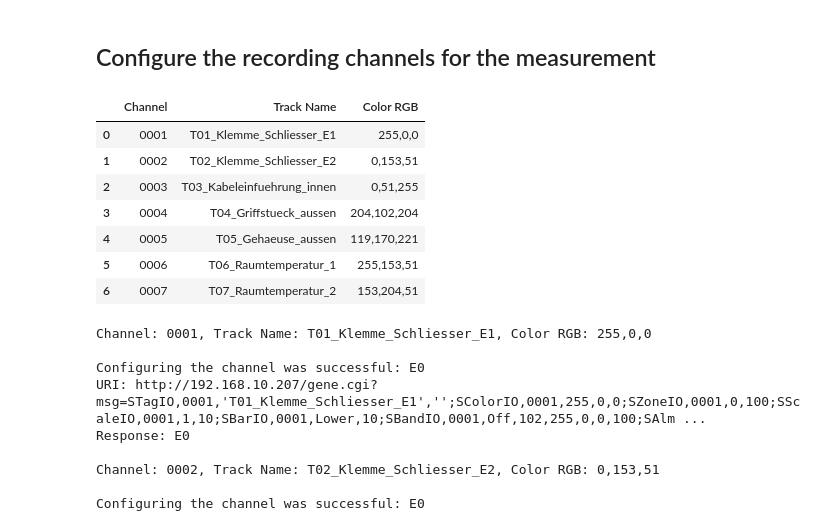
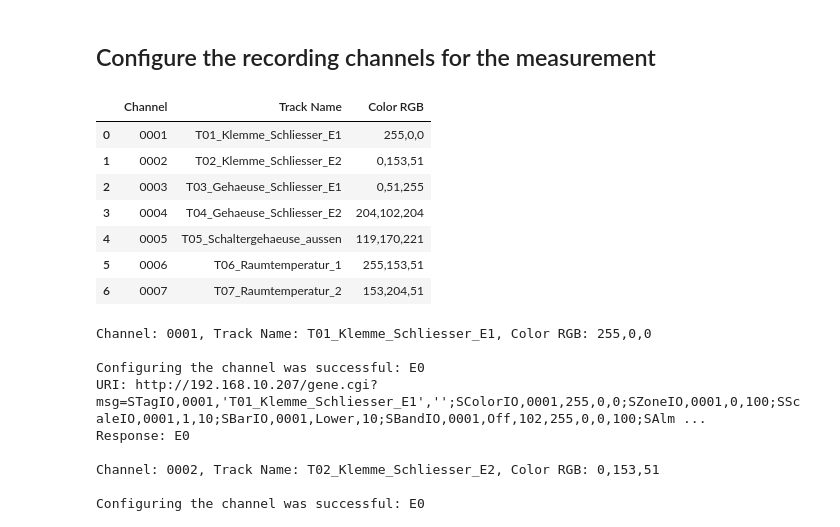
Before and after one commit to urmel79/Jupyter_PyVisa_Lab, a Jupyter notebook: Yokogawa_GP10_notebook.ipynb, the cells around one changed output. Cells and saved outputs as stored; diff of their text form; code cells hidden in the pictures.

```diff
--- a/Yokogawa_GP10_notebook.ipynb
+++ b/Yokogawa_GP10_notebook.ipynb
@@ -196,24 +196,24 @@ def config_meas_rec_channel(str_ip, str_channel, str_name, str_color):
 # %%
 # Dataframe with the config values for the measuring channels
 df_meas_rec_channels = pd.DataFrame(columns=['Channel', 'Track Name', 'Color RGB'],
                                     data=[['0001', 'T01_Klemme_Schliesser_E1', '255,0,0'],
                                           ['0002', 'T02_Klemme_Schliesser_E2', '0,153,51'],
-                                          ['0003', 'T03_Kabeleinfuehrung_innen', '0,51,255'],
-                                          ['0004', 'T04_Griffstueck_aussen', '204,102,204'],
-                                          ['0005', 'T05_Gehaeuse_aussen', '119,170,221'],
+                                          ['0003', 'T03_Gehaeuse_Schliesser_E1', '0,51,255'],
+                                          ['0004', 'T04_Gehaeuse_Schliesser_E2', '204,102,204'],
+                                          ['0005', 'T05_Schaltergehaeuse_aussen', '119,170,221'],
                                           ['0006', 'T06_Raumtemperatur_1', '255,153,51'],
                                           ['0007', 'T07_Raumtemperatur_2', '153,204,51'],
                                          ])
 
 
 display(df_meas_rec_channels)
 # %% [output]
 |  | Channel | Track Name | Color RGB |
 | 0 | 0001 | T01_Klemme_Schliesser_E1 | 255,0,0 |
 | 1 | 0002 | T02_Klemme_Schliesser_E2 | 0,153,51 |
-| 2 | 0003 | T03_Kabeleinfuehrung_innen | 0,51,255 |
-| 3 | 0004 | T04_Griffstueck_aussen | 204,102,204 |
-| 4 | 0005 | T05_Gehaeuse_aussen | 119,170,221 |
+| 2 | 0003 | T03_Gehaeuse_Schliesser_E1 | 0,51,255 |
+| 3 | 0004 | T04_Gehaeuse_Schliesser_E2 | 204,102,204 |
+| 4 | 0005 | T05_Schaltergehaeuse_aussen | 119,170,221 |
 | 5 | 0006 | T06_Raumtemperatur_1 | 255,153,51 |
 | 6 | 0007 | T07_Raumtemperatur_2 | 153,204,51 |
 # %%
```
Also changed, not shown: parts of 41 cells of this notebook, 3 other files.
